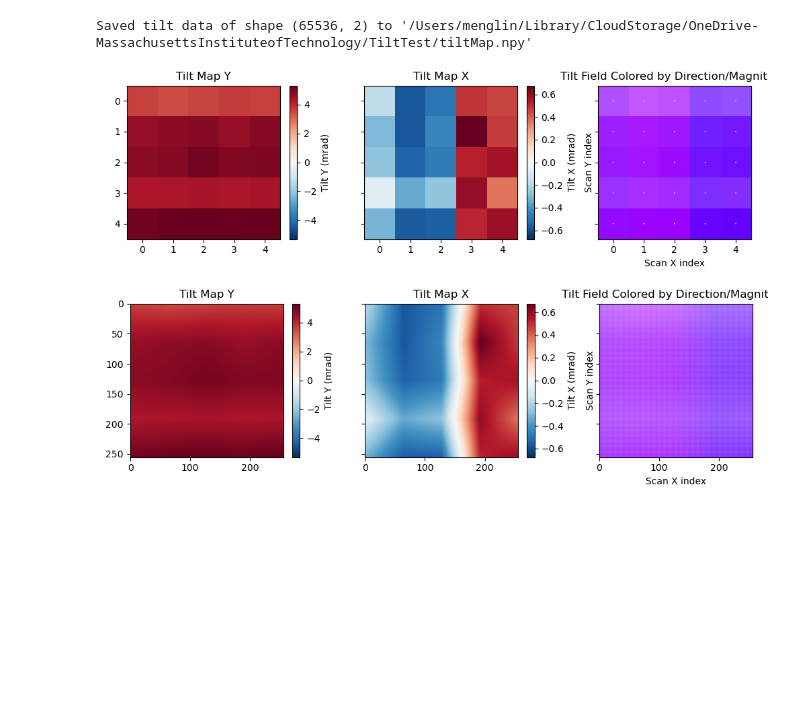
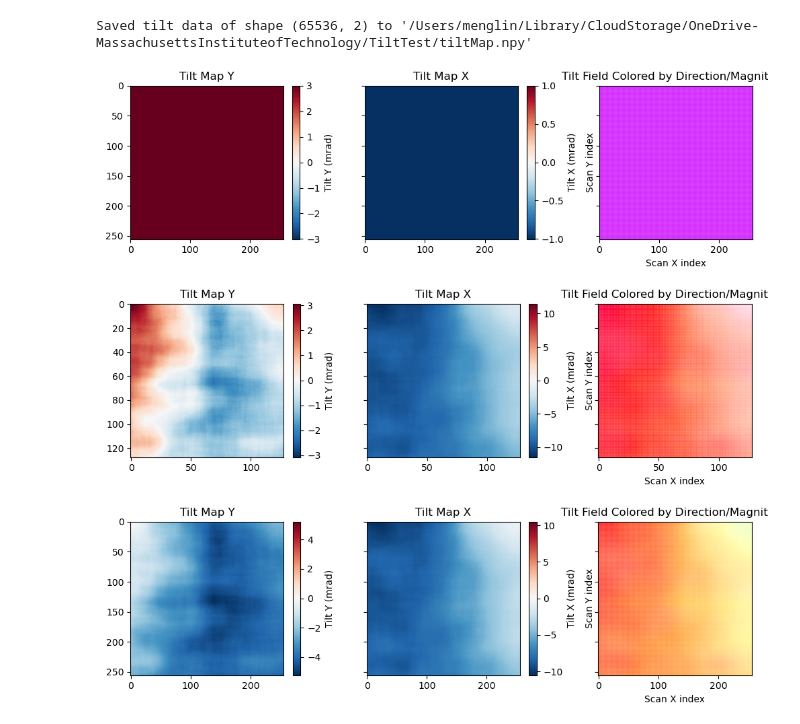
Before and after one commit to mlz-EM/ptyrad, a Jupyter notebook: scripts/get_tilt_map.ipynb, the cells around one changed output. Cells and saved outputs as stored; diff of their text form; code cells hidden in the pictures; blank space fills up the shorter version.

```diff
--- a/scripts/get_tilt_map.ipynb
+++ b/scripts/get_tilt_map.ipynb
@@ -49,15 +49,7 @@ def compute_patch_shifts(img):
     # transforms[z,:2,2] gives [tx, ty] where positive tx moves image right, ty moves image down
     # we want dx = -tx (minus means move right), dy = -ty (plus means move up)
     Z = img.shape[0]
-    shifts = np.zeros((Z, 2), dtype=float)
-    # first slice: zero shift
-    for z in range(1, Z):
-        tx, ty = transforms[z, 0, 2], transforms[z, 1, 2]
-        # convert conventions
-        dx = -tx
-        dy = -ty
-        shifts[z, 0] = dx
-        shifts[z, 1] = dy
+    shifts = transforms[:, :2, -1]
     return shifts
 
 
@@ -117,8 +109,8 @@ def compute_tilt_map(stack, dx, dz, kernel_size, output_shape):
             tilt_y[i, j] = np.arctan((slope_y * dx) / dz)
 
     # mrads
-    tilt_x *= -1000
-    tilt_y *= -1000
+    tilt_x *= 1000
+    tilt_y *= 1000
     return tilt_x, tilt_y, shifts_map
 
 
@@ -195,18 +187,19 @@ def compute_tilt_map_EMPAD():
     """
     pass
 # %%
-objP, dx, dz, tiltRef = load_stack_from_pt('/Users/menglin/Library/CloudStorage/OneDrive-MassachusettsInstituteofTechnology/tilt/05/output/PZT_tiltMap/20250530_full_N1369_dp128_flipT100_random16_p6_1obj_20slice_dz10_orblur0.5_ozblur1_mamp0.03_4_oathr0.98_oposc_sng1.0_spr0.1/model_iter0040.pt')
-tilt_x, tilt_y, shifts_map = compute_tilt_map(objP[9:17], dx, dz, (60, 60), (5, 5),)
+objP, dx, dz, tiltRef = load_stack_from_pt('/Users/menglin/Library/CloudStorage/OneDrive-MassachusettsInstituteofTechnology/20250529_full_N65536_dp128_flipT100_random96_p6_1obj_22slice_dz8_orblur0.5_ozblur1_mamp0.03_4_oathr0.98_oposc_sng1.0_spr0.1_tilt3_-1/model_iter0020.pt')
+tilt_x, tilt_y, shifts_map = compute_tilt_map(objP[9:17], dx, dz, (66, 66), (128, 128),)
 # %%
 adj_tx, adj_ty = save_tilt(tilt_x, tilt_y, fname='/Users/menglin/Library/CloudStorage/OneDrive-MassachusettsInstituteofTechnology/TiltTest/tiltMap', output_shape=[256,256], ref=tiltRef.T)
 o_ty, o_tx = tiltRef.T
-# o_tx = o_tx.reshape(256, 256)
-# o_ty = o_ty.reshape(256, 256)
+o_tx = o_tx.reshape(256, 256)
+o_ty = o_ty.reshape(256, 256)
 
-# visualize_tilt_map(o_tx, o_ty, quiver_scale=100000)
+visualize_tilt_map(o_tx, o_ty, quiver_scale=100000)
 visualize_tilt_map(tilt_x, tilt_y, quiver_scale=100000)
 visualize_tilt_map(adj_tx, adj_ty, quiver_scale=100000)
 # %% [output]
 Saved tilt data of shape (65536, 2) to '/Users/menglin/Library/CloudStorage/OneDrive-MassachusettsInstituteofTechnology/TiltTest/tiltMap.npy'
-[figure, old version]
+[figure, new version]
-[figure, old version]
+[figure, new version]
+[figure, added]
```
